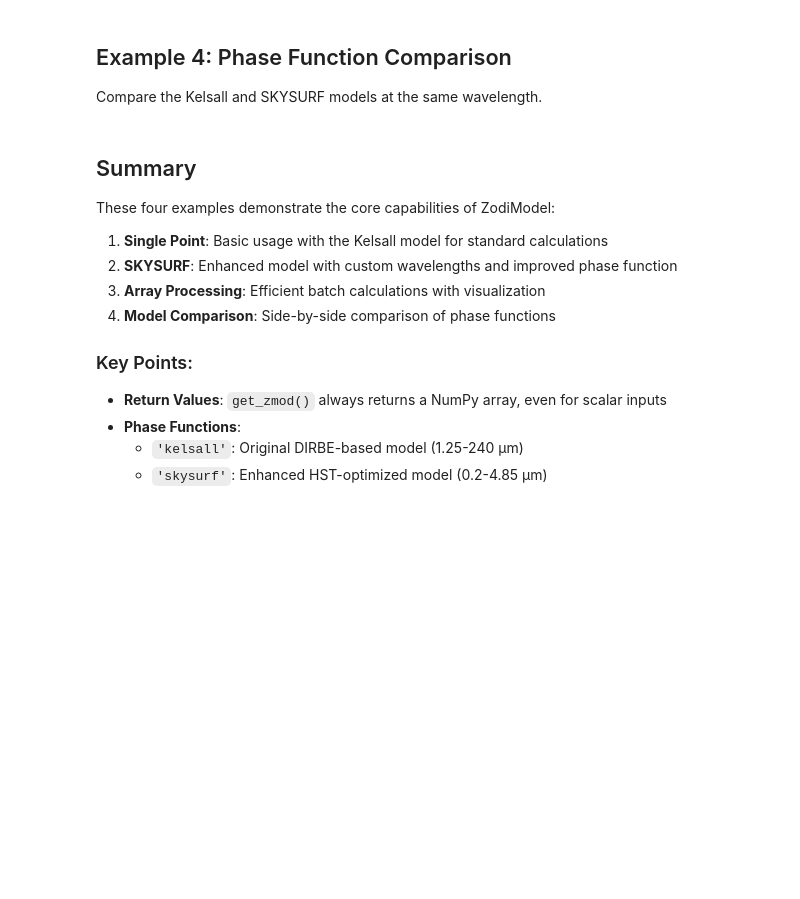
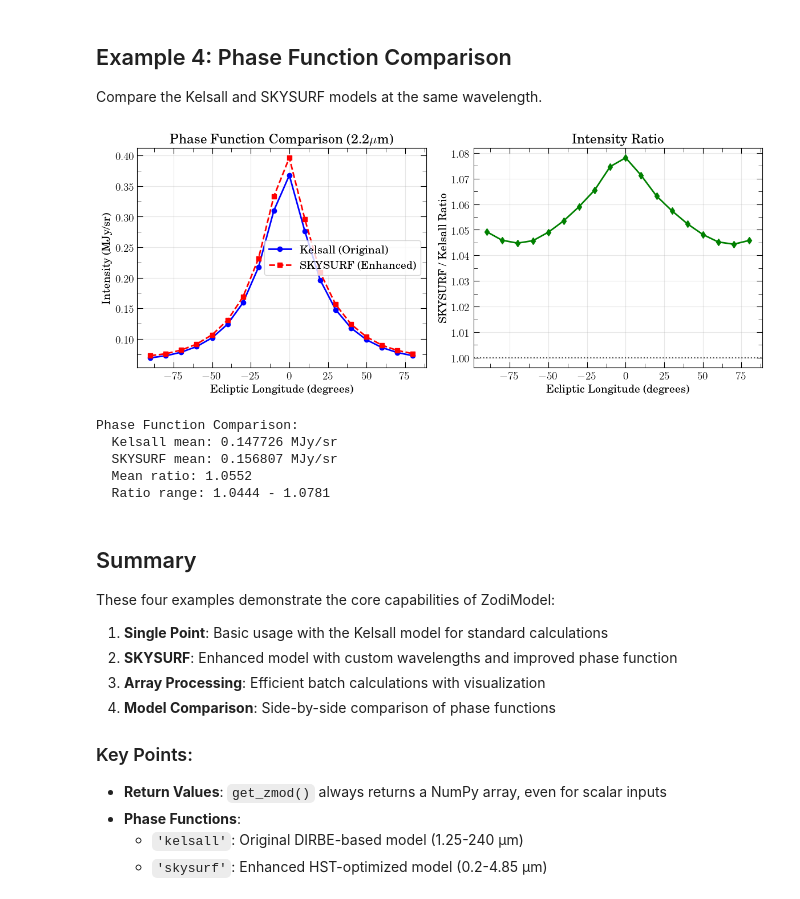
Before and after one commit to rosaliaobrien/skysurf, a Jupyter notebook: Zodiacal_Light_Model_Python/ZodiSURF_Tutorial.ipynb, the cells around one changed output. Saved outputs shown, nothing was run; the diff lists cells and outputs as text; code cells hidden in the pictures; blank space fills up the shorter version.

```diff
--- a/Zodiacal_Light_Model_Python/ZodiSURF_Tutorial.ipynb
+++ b/Zodiacal_Light_Model_Python/ZodiSURF_Tutorial.ipynb
@@ -99,48 +114,49 @@ print(f"  Dynamic range: {np.max(intensities)/np.min(intensities):.2f}")
 
 Compare the Kelsall and SKYSURF models at the same wavelength.
 # %%
-# Compare both phase functions
-wavelength = 1.25  # Supported by both models
-day = 180.0
-lon = 0.0  # Every 15 degrees
-latitude_array = np.arange(-90, 90, 10)
-
 # Calculate with both phase functions
-zodi_kelsall = get_zmod(wavelength, 'kelsall', day, lon, latitude_array)
-zodi_skysurf = get_zmod(wavelength, 'skysurf', day, lon, latitude_array)
+zodi_kelsall = get_zmod(waves, 'kelsall', days, lons, lats)
+zodi_skysurf = get_zmod(waves, 'skysurf', days, lons, lats)
 
 # Create comparison plot
 plt.figure(figsize=(12, 5))
 
 # Intensity comparison
 plt.subplot(1, 2, 1)
-plt.plot(latitude_array, zodi_kelsall, 'b-', linewidth=2, label='Kelsall (Original)', marker='o')
-plt.plot(latitude_array, zodi_skysurf, 'r--', linewidth=2, label='SKYSURF (Enhanced)', marker='s')
+plt.plot(lats, zodi_kelsall, 'b-', linewidth=2, label='Kelsall (Original)', marker='o')
+plt.plot(lats, zodi_skysurf, 'r--', linewidth=2, label='SKYSURF (Enhanced)', marker='s')
 plt.xlabel('Ecliptic Longitude (degrees)')
 plt.ylabel('Intensity (MJy/sr)')
-plt.title(f'Phase Function Comparison ({wavelength} μm)')
+plt.title(f'Phase Function Comparison ({wave_main}'+r'$\mu$m)')
 plt.legend()
 plt.grid(True, alpha=0.3)
 
 # Ratio plot
 plt.subplot(1, 2, 2)
 ratio = zodi_skysurf / zodi_kelsall
-plt.plot(latitude_array, ratio, 'g-', linewidth=2, marker='d')
+plt.plot(lats, ratio, 'g-', linewidth=2, marker='d')
 plt.axhline(y=1.0, color='k', linestyle=':', alpha=0.7)
 plt.xlabel('Ecliptic Longitude (degrees)')
 plt.ylabel('SKYSURF / Kelsall Ratio')
 plt.title('Intensity Ratio')
 plt.grid(True, alpha=0.3)
 
 plt.tight_layout()
 plt.show()
 
 # Summary statistics
 print(f"Phase Function Comparison:")
 print(f"  Kelsall mean: {np.mean(zodi_kelsall):.6f} MJy/sr")
 print(f"  SKYSURF mean: {np.mean(zodi_skysurf):.6f} MJy/sr")
 print(f"  Mean ratio: {np.mean(ratio):.4f}")
 print(f"  Ratio range: {np.min(ratio):.4f} - {np.max(ratio):.4f}")
+# %% [output]
+[figure, added]
+Phase Function Comparison:
+  Kelsall mean: 0.147726 MJy/sr
+  SKYSURF mean: 0.156807 MJy/sr
+  Mean ratio: 1.0552
+  Ratio range: 1.0444 - 1.0781
 # %% [markdown]
 ## Summary
 
```
Also changed, not shown: parts of 5 cells of this notebook.
